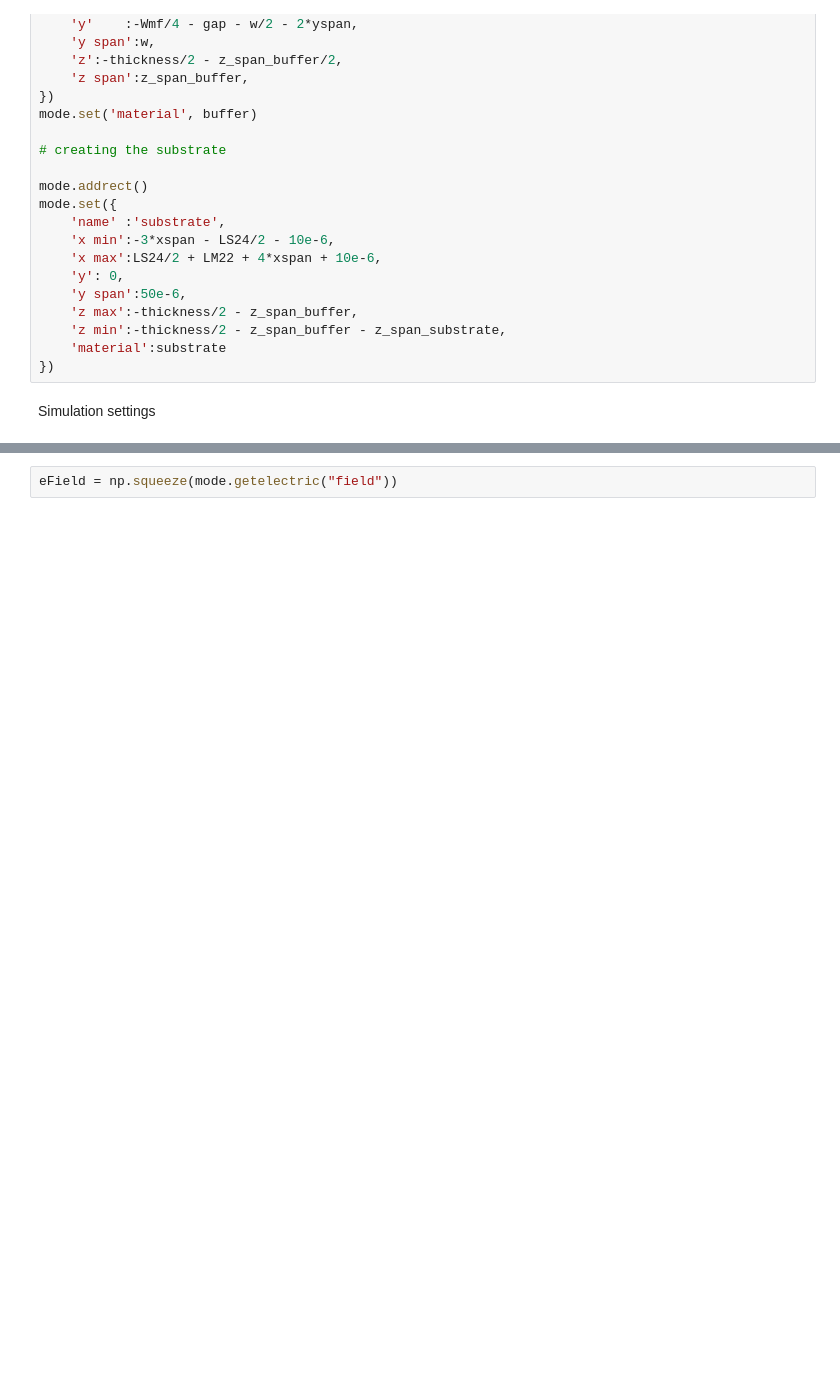
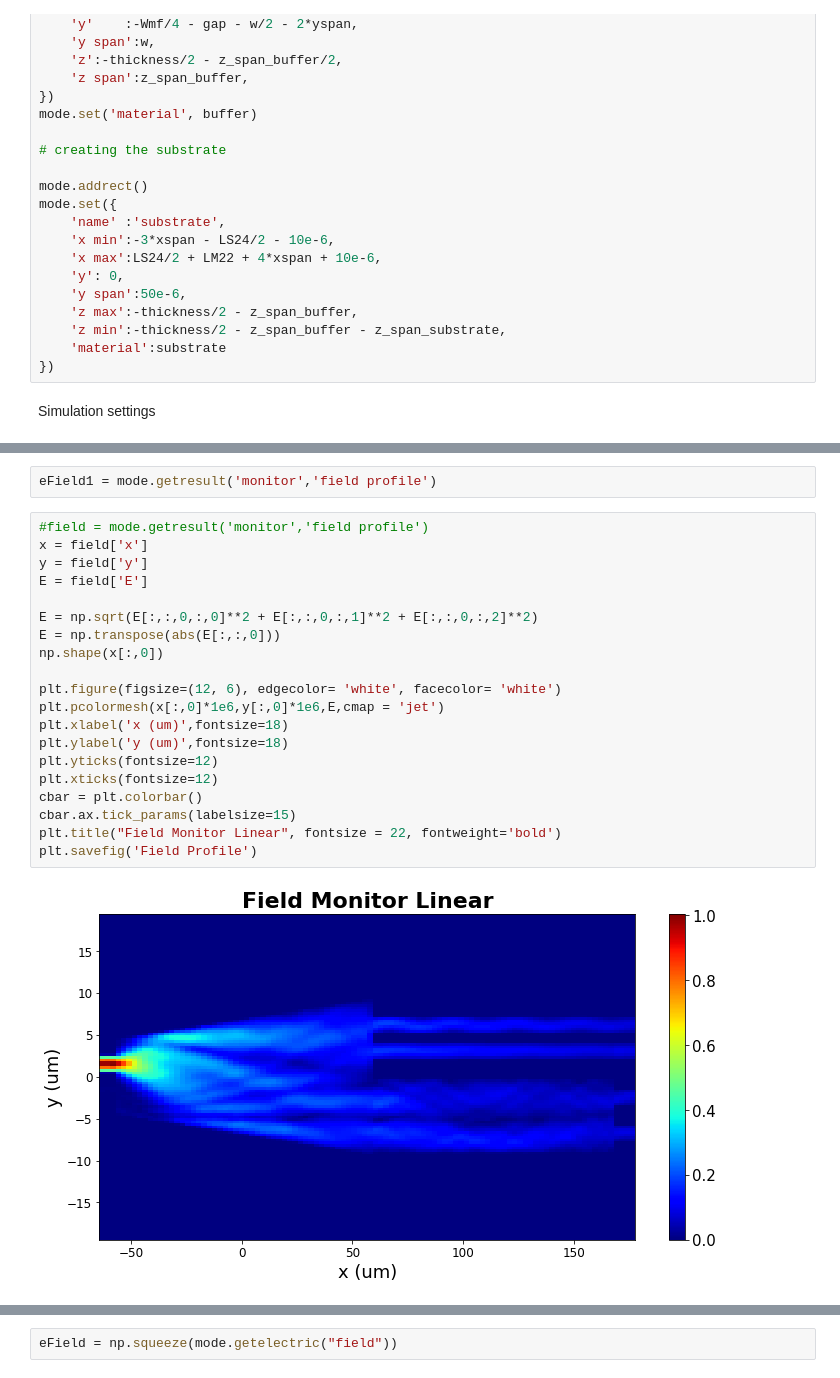
Before and after one commit to Leoopessoa/2x4MMI_Hybrid, a Jupyter notebook: Simulation/Hybrid_Assemble.ipynb, the cells around one changed output, grey strips where cells are left out. Drawn from its saved outputs; the diff is of its cells as text; blank space fills up the shorter version.

```diff
--- a/Simulation/Hybrid_Assemble.ipynb
+++ b/Simulation/Hybrid_Assemble.ipynb
@@ -1994,3 +1996,27 @@ mode.set({
     'x max'  : LS24 + LM22 - 2*xspan,
 
 })
+# %%
+eField1 = mode.getresult('monitor','field profile')
+# %%
+#field = mode.getresult('monitor','field profile')
+x = field['x']
+y = field['y']
+E = field['E']
+
+E = np.sqrt(E[:,:,0,:,0]**2 + E[:,:,0,:,1]**2 + E[:,:,0,:,2]**2)
+E = np.transpose(abs(E[:,:,0]))
+np.shape(x[:,0])
+
+plt.figure(figsize=(12, 6), edgecolor= 'white', facecolor= 'white')
+plt.pcolormesh(x[:,0]*1e6,y[:,0]*1e6,E,cmap = 'jet')
+plt.xlabel('x (um)',fontsize=18)
+plt.ylabel('y (um)',fontsize=18)
+plt.yticks(fontsize=12)
+plt.xticks(fontsize=12)
+cbar = plt.colorbar()
+cbar.ax.tick_params(labelsize=15)
+plt.title("Field Monitor Linear", fontsize = 22, fontweight='bold')
+plt.savefig('Field Profile')
+# %% [output]
+[figure, added]
```
Also changed, not shown: parts of 8 cells of this notebook, 9 other files.
